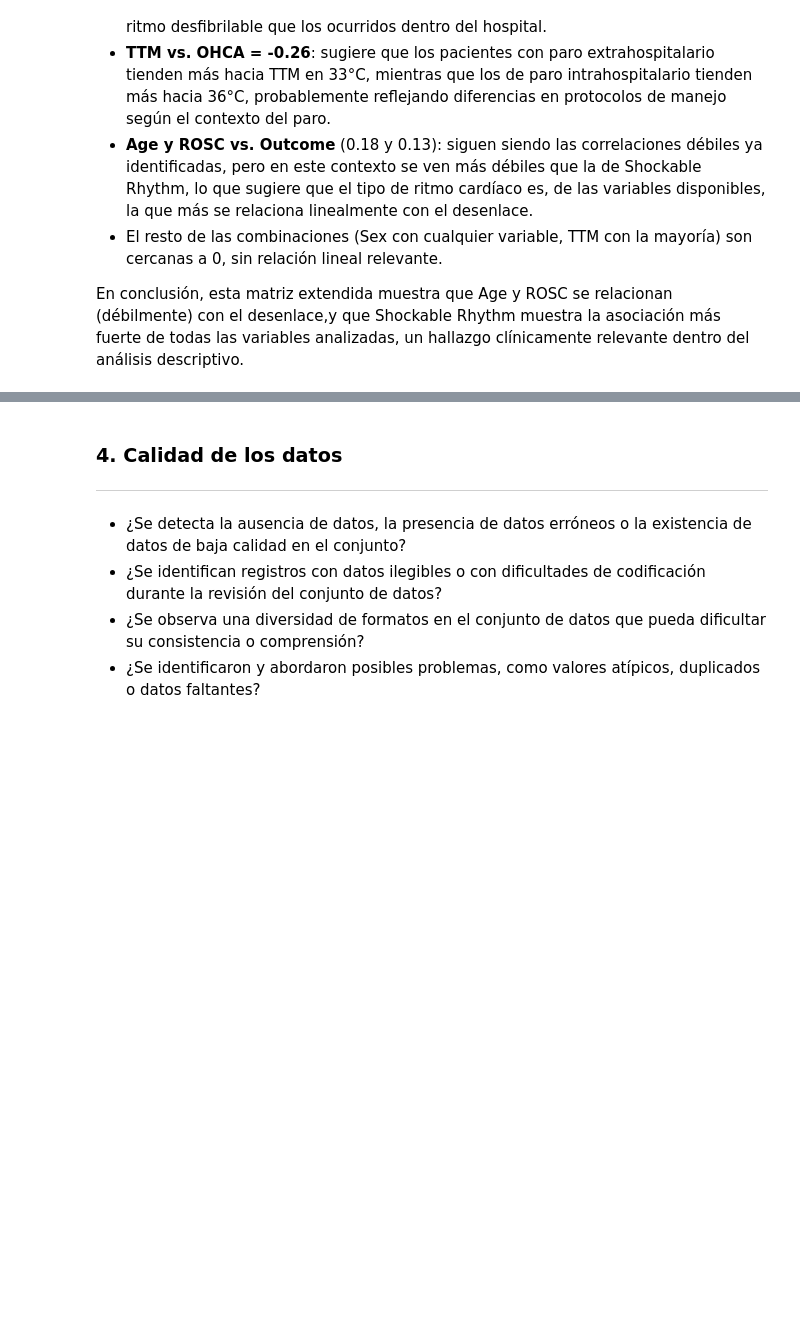
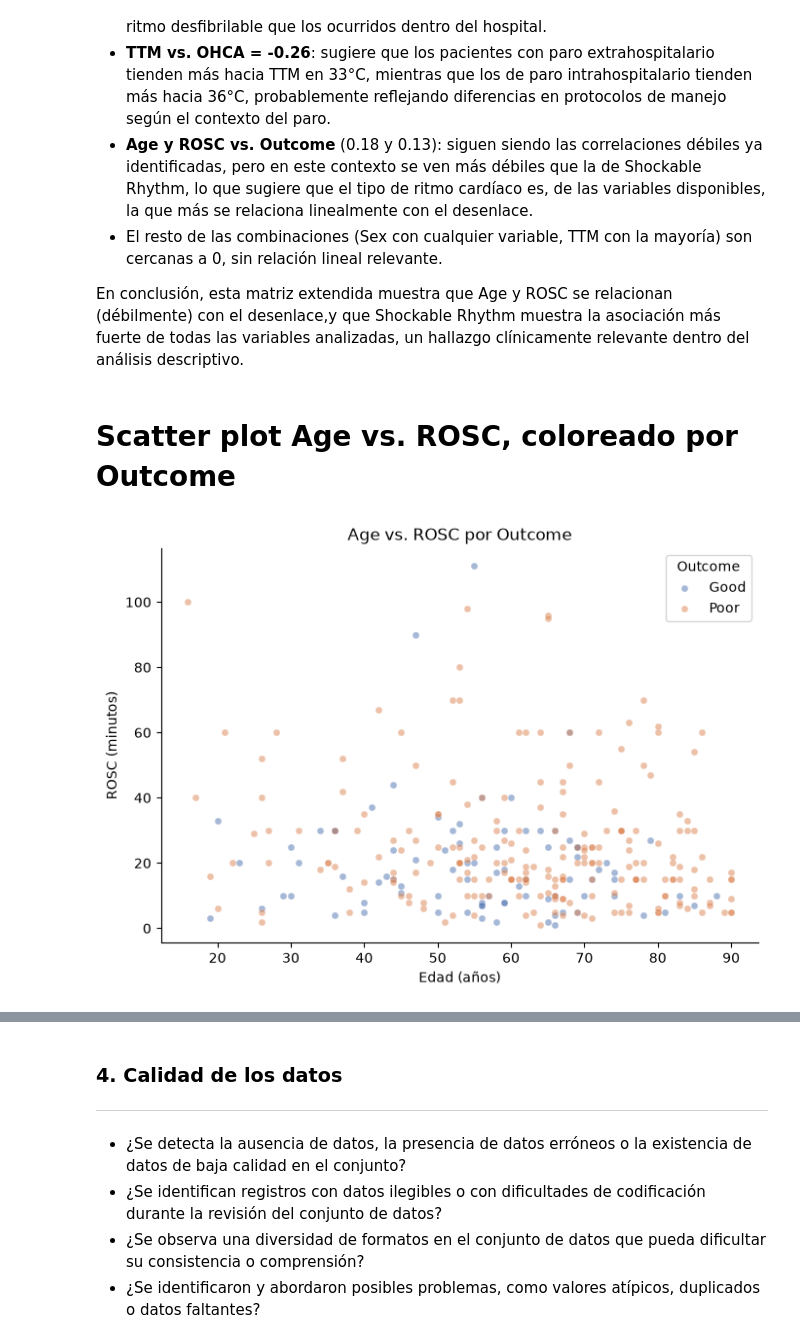
Before and after one commit to byepesg/mlda-project, a Jupyter notebook: notebooks/02_understanding_data/02_understanding_data.ipynb, the cells around one changed output, grey strips where cells are left out. Cells and saved outputs as stored; diff of their text form; code cells hidden in the pictures; blank space fills up the shorter version.

```diff
--- a/notebooks/02_understanding_data/02_understanding_data.ipynb
+++ b/notebooks/02_understanding_data/02_understanding_data.ipynb
@@ -663,3 +741,26 @@ plt.show()
 - El resto de las combinaciones (Sex con cualquier variable, TTM con la mayoría) son cercanas a 0, sin relación lineal relevante.
 
 En conclusión, esta matriz extendida muestra que Age y ROSC se relacionan (débilmente) con el desenlace,y que Shockable Rhythm muestra la asociación más fuerte de todas las variables analizadas, un hallazgo clínicamente relevante dentro del análisis descriptivo.
+# %% [markdown]
+# **Scatter plot Age vs. ROSC, coloreado por Outcome**
+# %%
+import matplotlib.pyplot as plt
+
+fig, ax = plt.subplots(figsize=(7, 5))
+
+for outcome, color in zip(['Good', 'Poor'], ['#4C72B0', '#DD8452']):
+    subset = clinical_df[clinical_df['Outcome'] == outcome]
+    ax.scatter(subset['Age'], subset['ROSC'], alpha=0.5, s=25, color=color,
+               label=outcome, edgecolor='white', linewidth=0.3)
+
+ax.set_title('Age vs. ROSC por Outcome')
+ax.set_xlabel('Edad (años)')
+ax.set_ylabel('ROSC (minutos)')
+ax.legend(title='Outcome')
+ax.spines['top'].set_visible(False)
+ax.spines['right'].set_visible(False)
+
+plt.tight_layout()
+plt.show()
+# %% [output]
+[figure, added]
```
Also changed, not shown: parts of 46 cells of this notebook.
